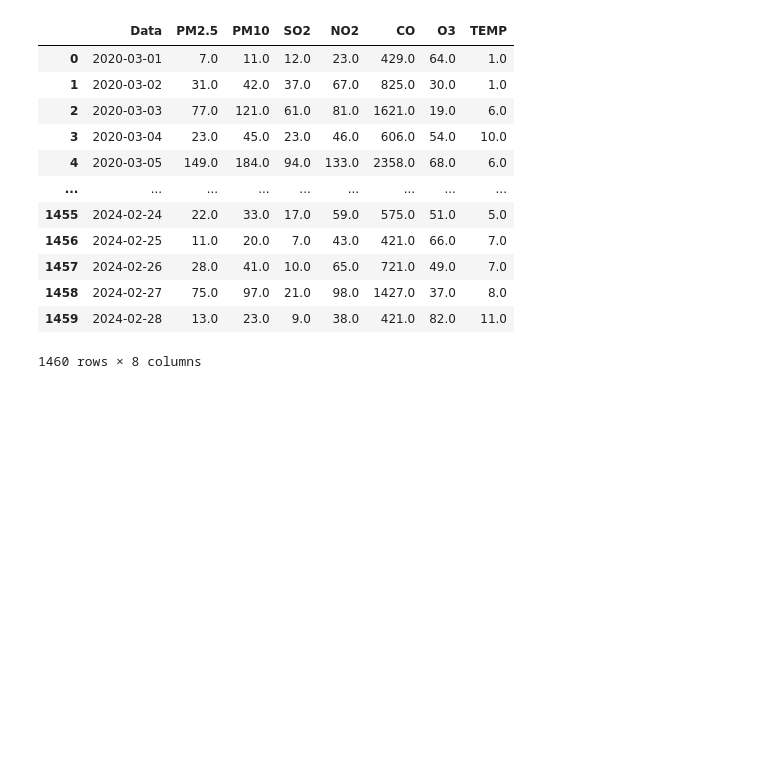
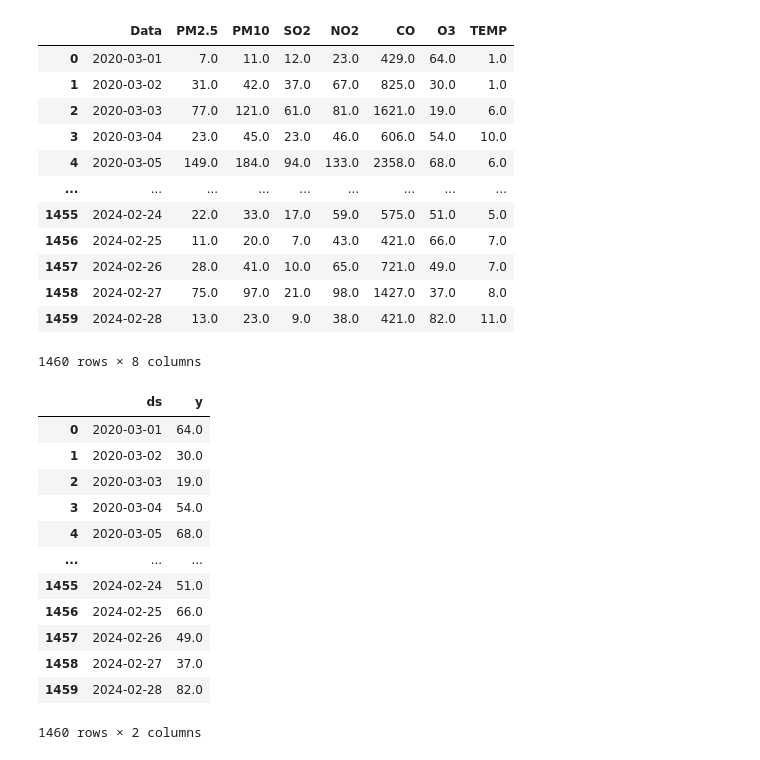
Before and after one commit to JCarapina/Estudos-praticos, a Jupyter notebook: series_prophet/notebooks/prophet.ipynb, the cells around one changed output. Cells and saved outputs as stored; diff of their text form; code cells hidden in the pictures; blank space fills up the shorter version.

```diff
--- a/series_prophet/notebooks/prophet.ipynb
+++ b/series_prophet/notebooks/prophet.ipynb
@@ -39,0 +47,16 @@ fig.show()
+# %%
+df_prophet
+# %% [output]
+|  | ds | y |
+| 0 | 2020-03-01 | 64.0 |
+| 1 | 2020-03-02 | 30.0 |
+| 2 | 2020-03-03 | 19.0 |
+| 3 | 2020-03-04 | 54.0 |
+| 4 | 2020-03-05 | 68.0 |
+| ... | ... | ... |
+| 1455 | 2024-02-24 | 51.0 |
+| 1456 | 2024-02-25 | 66.0 |
+| 1457 | 2024-02-26 | 49.0 |
+| 1458 | 2024-02-27 | 37.0 |
+| 1459 | 2024-02-28 | 82.0 |
+1460 rows × 2 columns
```
Also changed, not shown: parts of 9 cells of this notebook.
